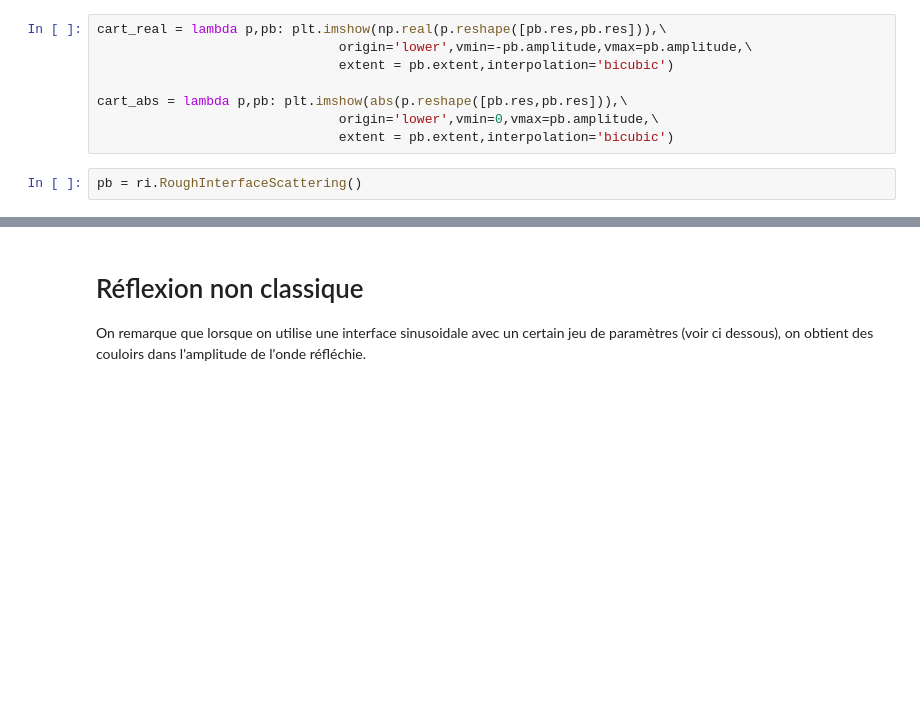
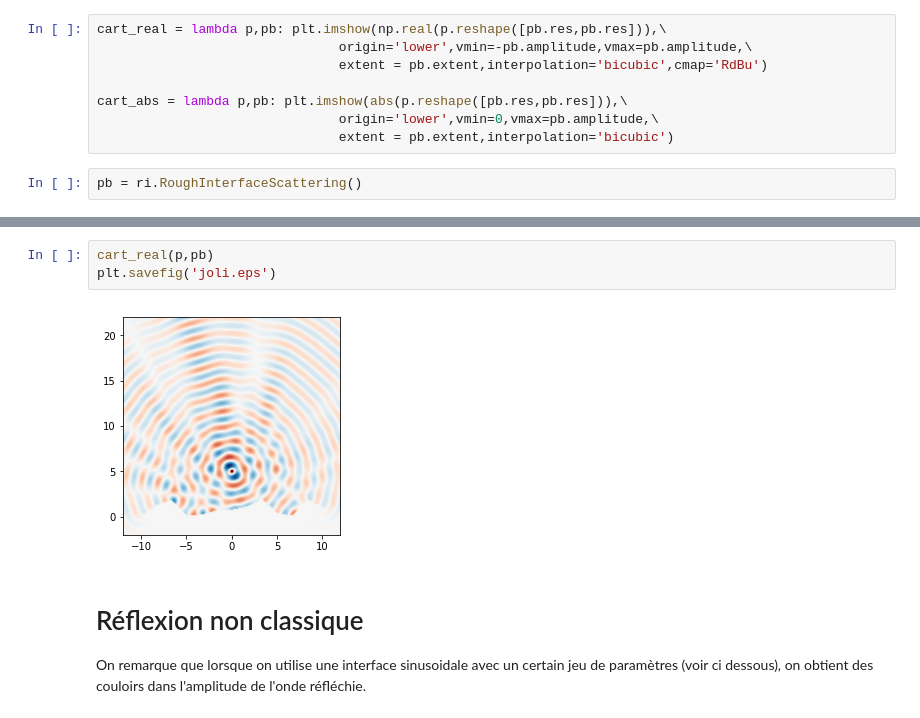
Before and after one commit to caillonantoine/rough-interface, a Jupyter notebook: Avancement.ipynb, the cells around one changed output, grey strips where cells are left out. Cells and saved outputs as stored; diff of their text form; blank space fills up the shorter version.

```diff
--- a/Avancement.ipynb
+++ b/Avancement.ipynb
@@ -15,7 +15,7 @@ import matplotlib.pyplot as plt
 # %%
 cart_real = lambda p,pb: plt.imshow(np.real(p.reshape([pb.res,pb.res])),\
                                origin='lower',vmin=-pb.amplitude,vmax=pb.amplitude,\
-                               extent = pb.extent,interpolation='bicubic')
+                               extent = pb.extent,interpolation='bicubic',cmap='RdBu')
 
 cart_abs = lambda p,pb: plt.imshow(abs(p.reshape([pb.res,pb.res])),\
                                origin='lower',vmin=0,vmax=pb.amplitude,\
@@ -25,3 +120,8 @@ pb = ri.RoughInterfaceScattering()
+# %%
+cart_real(p,pb)
+plt.savefig('joli.eps')
+# %% [output]
+[figure, added]
 # %% [markdown]
 # Réflexion non classique
 On remarque que lorsque on utilise une interface sinusoidale avec un certain jeu de paramètres (voir ci dessous), on obtient des couloirs dans l'amplitude de l'onde réfléchie.
```
Also changed, not shown: parts of 7 cells of this notebook.
